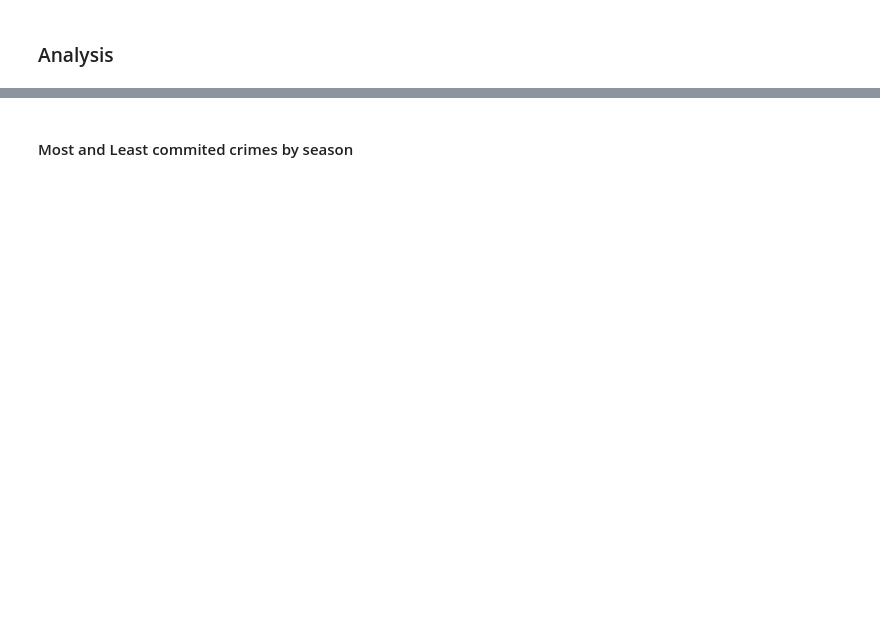
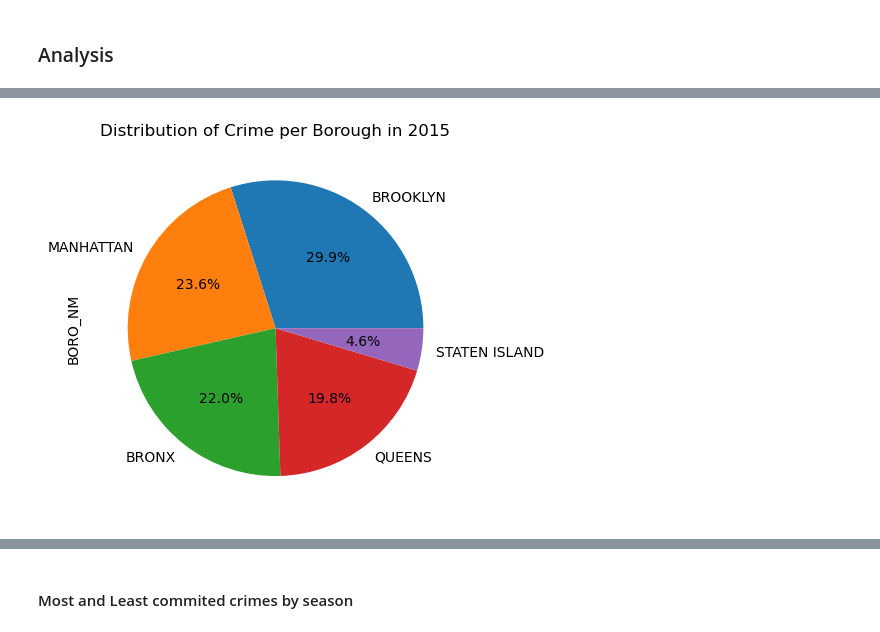
Before and after one commit to burn-Z/NYPD-Reported-Crime---Data-Visualization-Project, a Jupyter notebook: notebooks/placeholder.ipynb, the cells around one changed output, grey strips where cells are left out. Drawn from its saved outputs; the diff is of its cells as text; code cells hidden in the pictures; blank space fills up the shorter version.

```diff
--- a/notebooks/placeholder.ipynb
+++ b/notebooks/placeholder.ipynb
@@ -97,0 +226,4 @@ df.groupby(['BORO_NM'])['BORO_NM'].count().sort_values(ascending= False)
+# %%
+show_neigh_crime_pie(q2_df, 2015)
+# %% [output]
+[figure, added]
```
Also changed, not shown: parts of 40 cells of this notebook.
